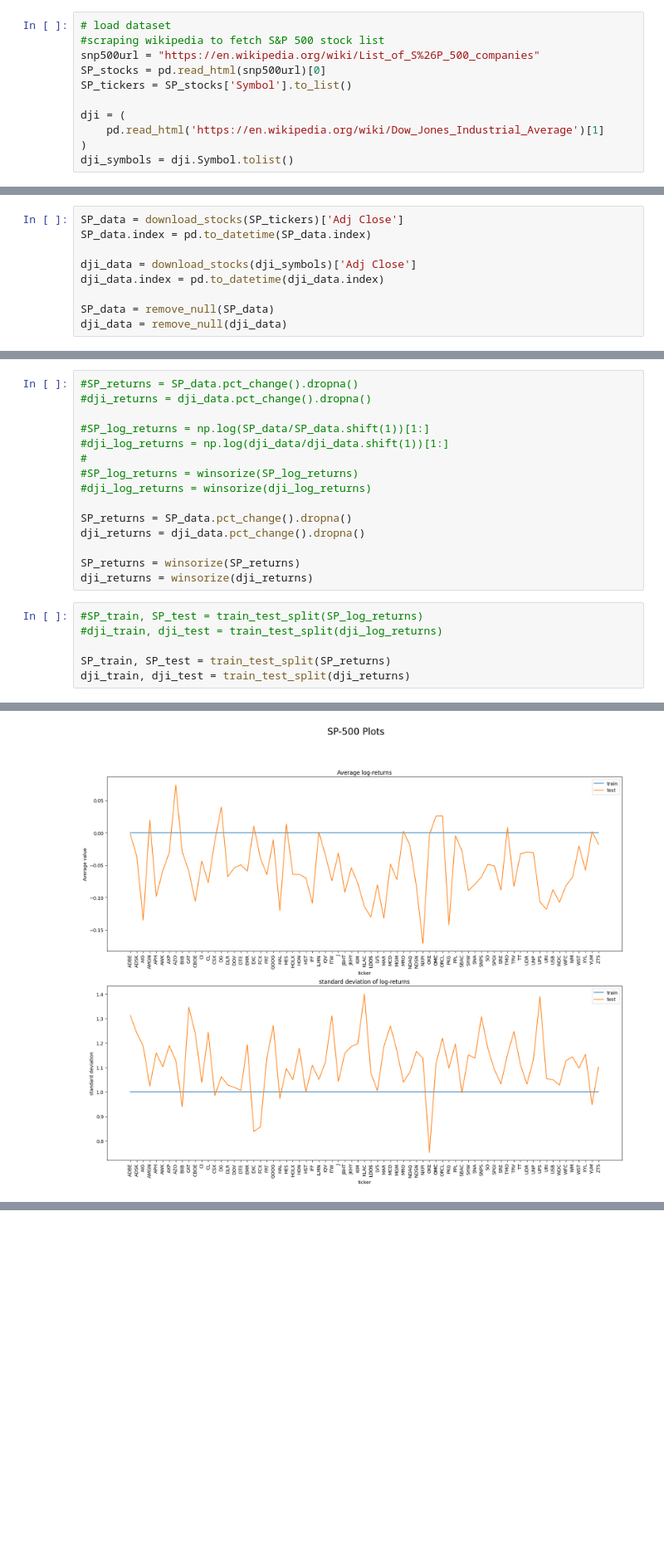
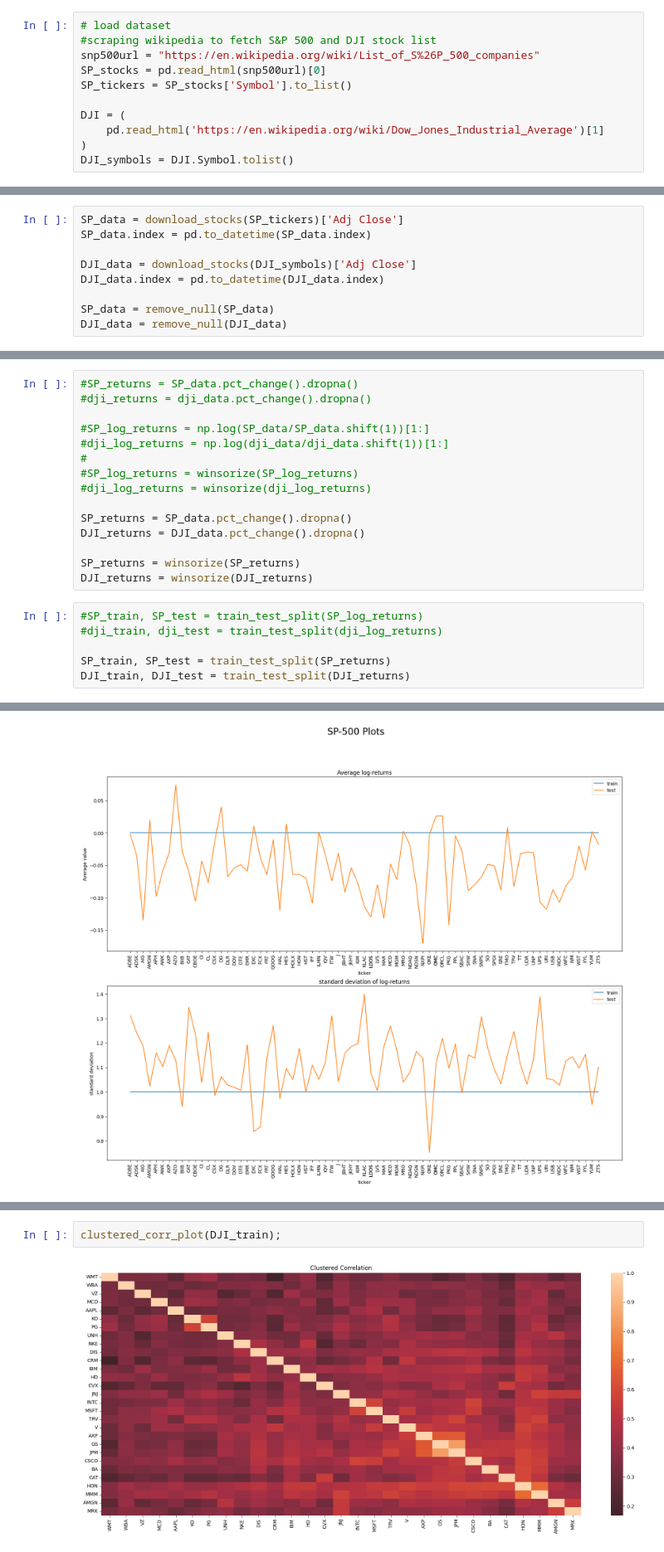
Before and after one commit to david-meltzer/ML_finance, a Jupyter notebook: personal/Eigenportfolios.ipynb, the cells around one changed output, grey strips where cells are left out. Shown at 83% size. Cells and saved outputs as stored; diff of their text form; blank space fills up the shorter version.

```diff
--- a/personal/Eigenportfolios.ipynb
+++ b/personal/Eigenportfolios.ipynb
@@ -21,14 +28,14 @@ from matplotlib.ticker import FuncFormatter
 # %%
 # load dataset
-#scraping wikipedia to fetch S&P 500 stock list
+#scraping wikipedia to fetch S&P 500 and DJI stock list
 snp500url = "https://en.wikipedia.org/wiki/List_of_S%26P_500_companies"
 SP_stocks = pd.read_html(snp500url)[0]
 SP_tickers = SP_stocks['Symbol'].to_list()
 
-dji = (
+DJI = (
     pd.read_html('https://en.wikipedia.org/wiki/Dow_Jones_Industrial_Average')[1]
 )
-dji_symbols = dji.Symbol.tolist()
+DJI_symbols = DJI.Symbol.tolist()
 # %%
 def download_stocks(tickers,start='2014-01-01',end='2019-01-01'):
     return yf.download(tickers, start = start, end = end)
@@ -71,11 +148,11 @@ def normalize_data(df_train,df_test):
 SP_data = download_stocks(SP_tickers)['Adj Close']
 SP_data.index = pd.to_datetime(SP_data.index)
 
-dji_data = download_stocks(dji_symbols)['Adj Close']
-dji_data.index = pd.to_datetime(dji_data.index)
+DJI_data = download_stocks(DJI_symbols)['Adj Close']
+DJI_data.index = pd.to_datetime(DJI_data.index)
 
 SP_data = remove_null(SP_data)
-dji_data = remove_null(dji_data)
+DJI_data = remove_null(DJI_data)
 # %% [output]
 [*********************100%***********************]  503 of 503 completed
 
@@ -112,14 +191,14 @@ print(dji_data.isna().sum().sum())
 #dji_log_returns = winsorize(dji_log_returns)
 
 SP_returns = SP_data.pct_change().dropna()
-dji_returns = dji_data.pct_change().dropna()
+DJI_returns = DJI_data.pct_change().dropna()
 
 SP_returns = winsorize(SP_returns)
-dji_returns = winsorize(dji_returns)
+DJI_returns = winsorize(DJI_returns)
 # %%
 #SP_train, SP_test = train_test_split(SP_log_returns)
 #dji_train, dji_test = train_test_split(dji_log_returns)
 
 SP_train, SP_test = train_test_split(SP_returns)
-dji_train, dji_test = train_test_split(dji_returns)
+DJI_train, DJI_test = train_test_split(DJI_returns)
 # %%
@@ -219,0 +329,4 @@ dji_train_cov = dji_train_scaled.cov()
+# %%
+clustered_corr_plot(DJI_train);
+# %% [output]
+[figure, added]
```
Also changed, not shown: parts of 56 cells of this notebook, 7 other files.
